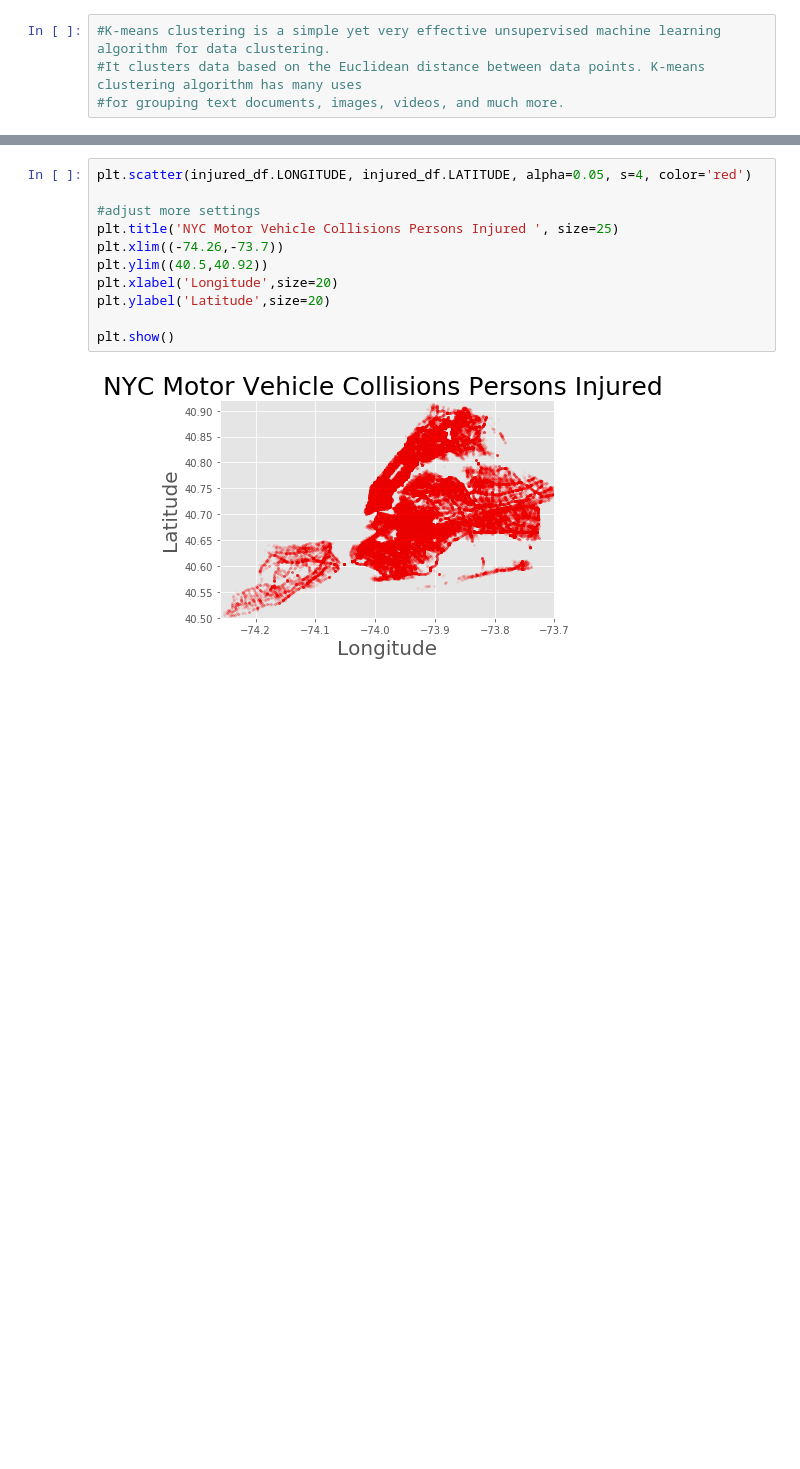
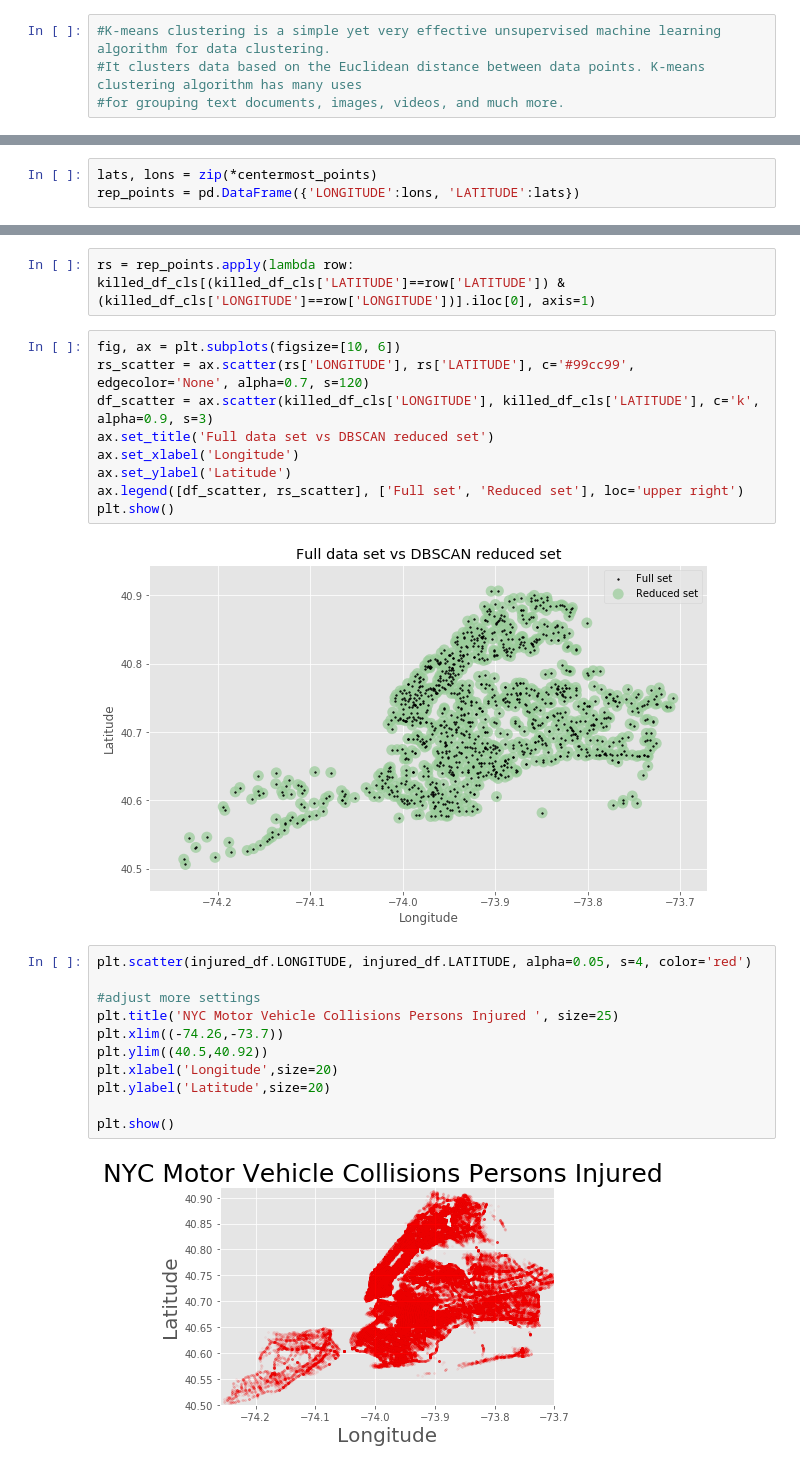
Before and after one commit to psumank/DATA698, a Jupyter notebook: EDA/NYPD Motor Vehicle Accidents.ipynb, the cells around one changed output, grey strips where cells are left out. Drawn from its saved outputs; the diff is of its cells as text; blank space fills up the shorter version.

```diff
--- a/EDA/NYPD Motor Vehicle Accidents.ipynb
+++ b/EDA/NYPD Motor Vehicle Accidents.ipynb
@@ -398,0 +518,3 @@ plt.scatter(kmeans.cluster_centers_[:,0],kmeans.cluster_centers_[:,1], color='bl
+# %%
+lats, lons = zip(*centermost_points)
+rep_points = pd.DataFrame({'LONGITUDE':lons, 'LATITUDE':lats})
@@ -399,3 +603,16 @@ plt.scatter(kmeans.cluster_centers_[:,0],kmeans.cluster_centers_[:,1], color='bl
+# %%
+rs = rep_points.apply(lambda row: killed_df_cls[(killed_df_cls['LATITUDE']==row['LATITUDE']) & (killed_df_cls['LONGITUDE']==row['LONGITUDE'])].iloc[0], axis=1)
+# %%
+fig, ax = plt.subplots(figsize=[10, 6])
+rs_scatter = ax.scatter(rs['LONGITUDE'], rs['LATITUDE'], c='#99cc99', edgecolor='None', alpha=0.7, s=120)
+df_scatter = ax.scatter(killed_df_cls['LONGITUDE'], killed_df_cls['LATITUDE'], c='k', alpha=0.9, s=3)
+ax.set_title('Full data set vs DBSCAN reduced set')
+ax.set_xlabel('Longitude')
+ax.set_ylabel('Latitude')
+ax.legend([df_scatter, rs_scatter], ['Full set', 'Reduced set'], loc='upper right')
+plt.show()
+# %% [output]
+[figure, added]
 # %%
 plt.scatter(injured_df.LONGITUDE, injured_df.LATITUDE, alpha=0.05, s=4, color='red')
 
```
Also changed, not shown: parts of 29 cells of this notebook.
